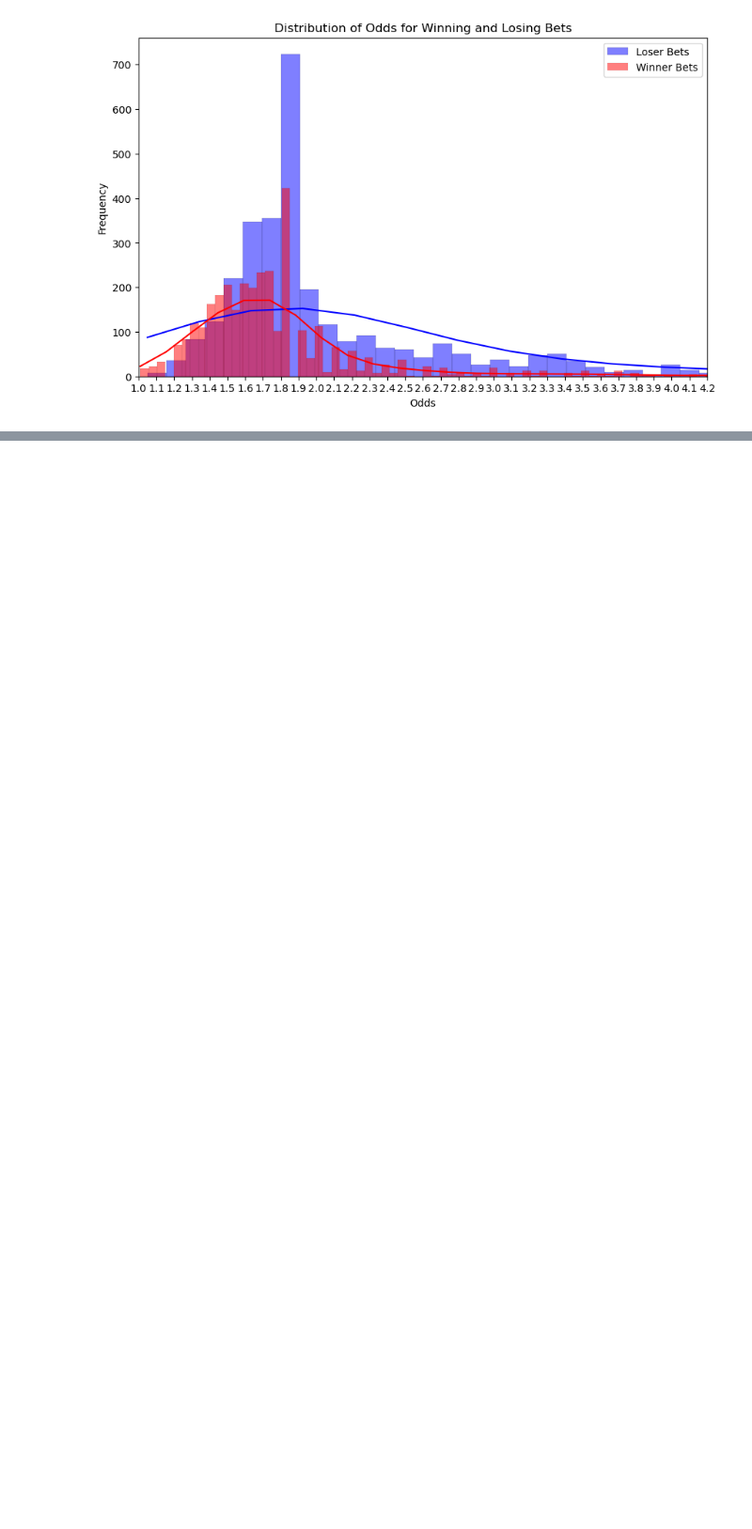
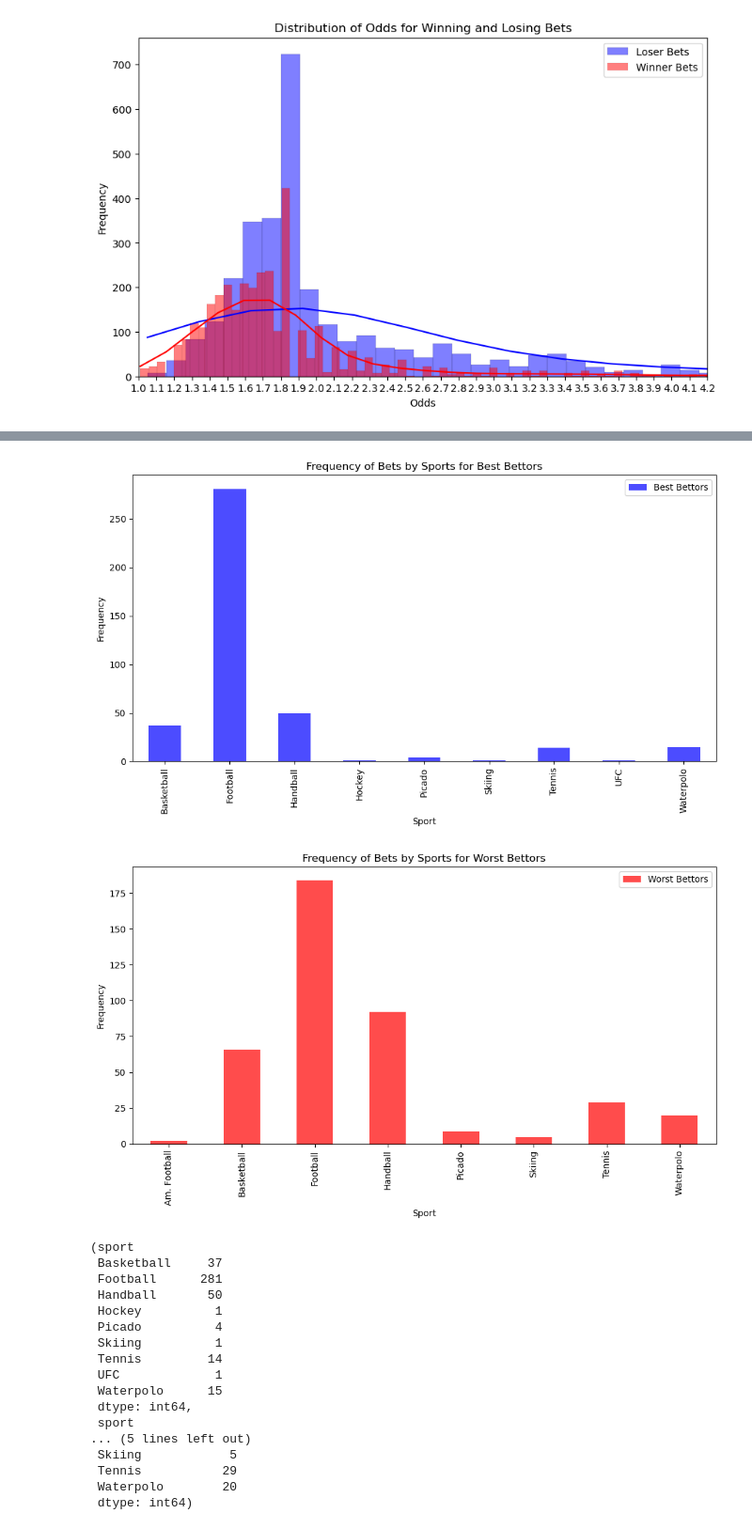
Before and after one commit to BikimWakim/SuperSportAnaliza, a Jupyter notebook: AnalizaTips.ipynb, the cells around one changed output, grey strips where cells are left out. Shown: that part at 94% size. Saved outputs shown, nothing was run; the diff lists cells and outputs as text; code cells hidden in the pictures; blank space fills up the shorter version.

```diff
--- a/AnalizaTips.ipynb
+++ b/AnalizaTips.ipynb
@@ -135,0 +192,48 @@ worst_bettors_df = best_bettors_data[['username', 'event', 'odds', 'result']]
+# %%
+#Grouping bettors by sports
+bestBettorsSports = best_bettors_df.groupby('sport')
+bestBettorsSportsCount = bestBettorsSports.size()
+
+worstBettorsSports = worst_bettors_df.groupby('sport')
+worstBettorsSportsCount = worstBettorsSports.size()
+
+plt.figure(figsize=(10,6))
+bestBettorsSportsCount.plot(kind='bar', color='blue', alpha=0.7, label='Best Bettors')
+plt.xlabel('Sport')
+plt.ylabel('Frequency')
+plt.title('Frequency of Bets by Sports for Best Bettors')
+plt.legend()
+plt.tight_layout()
+plt.show()
+
+plt.figure(figsize=(10,6))
+worstBettorsSportsCount.plot(kind='bar', color='Red', alpha=0.7, label='Worst Bettors')
+plt.xlabel('Sport')
+plt.ylabel('Frequency')
+plt.title('Frequency of Bets by Sports for Worst Bettors')
+plt.legend()
+plt.tight_layout()
+plt.show()
+
+#bestBettorsSportsCount.sum(), worstBettorsSportsCount.sum()
+bestBettorsSportsCount, worstBettorsSportsCount
+# %% [output]
+[figure, added]
+[figure, added]
+(sport
+ Basketball     37
+ Football      281
+ Handball       50
+ Hockey          1
+ Picado          4
+ Skiing          1
+ Tennis         14
+ UFC             1
+ Waterpolo      15
+ dtype: int64,
+ sport
+... (5 lines left out)
+ Skiing            5
+ Tennis           29
+ Waterpolo        20
+ dtype: int64)
```
Also changed, not shown: parts of 8 cells of this notebook.
